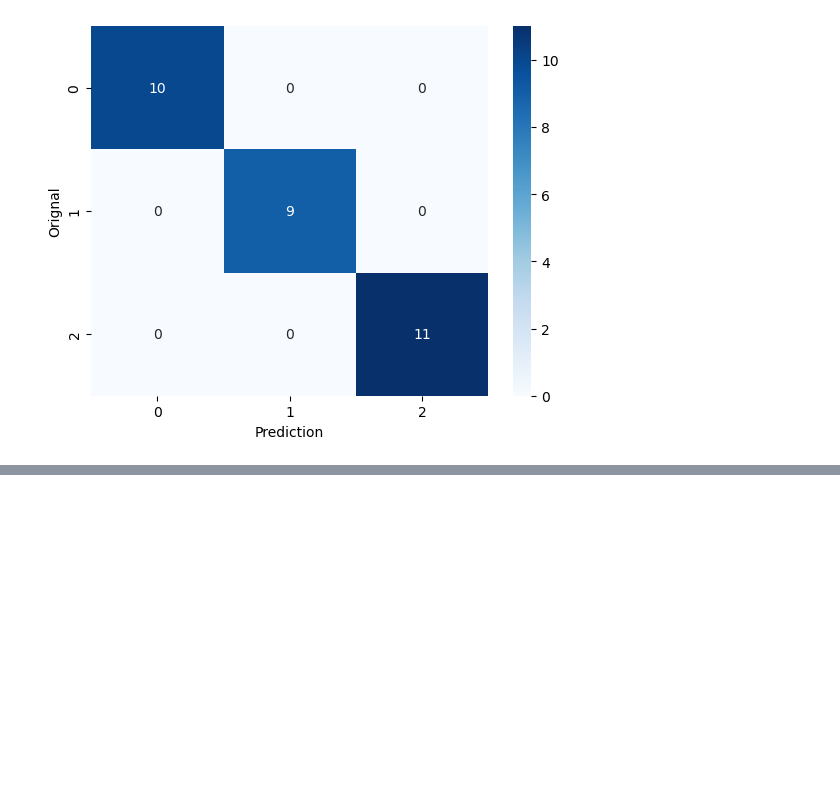
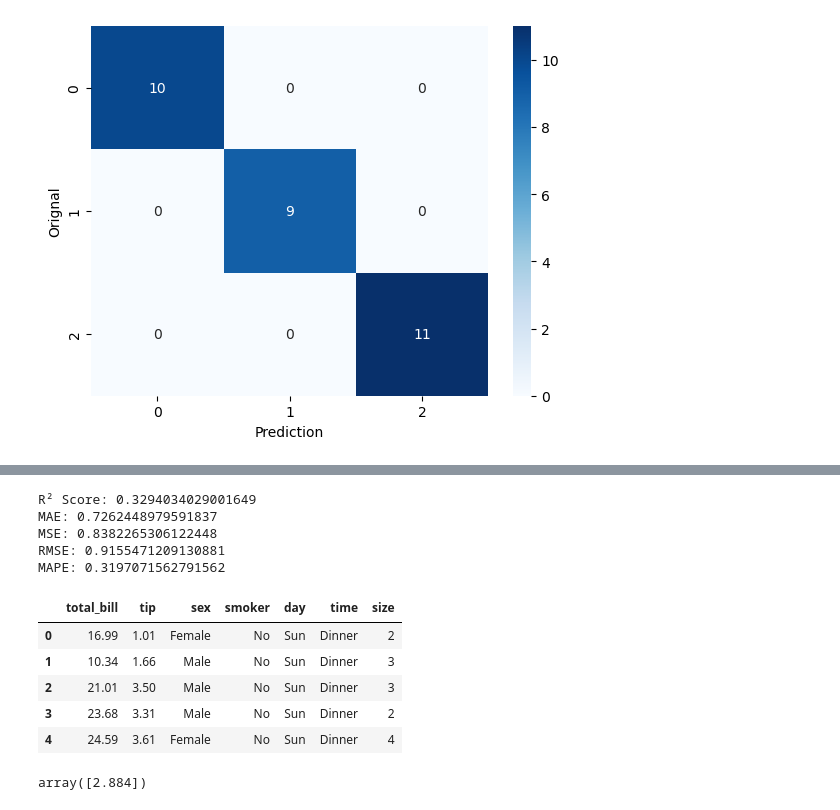
Before and after one commit to shahahmad-dev/machine_learnig, a Jupyter notebook: 13_KNN.ipynb, the cells around one changed output, grey strips where cells are left out. Drawn from its saved outputs; the diff is of its cells as text; code cells hidden in the pictures; blank space fills up the shorter version.

Commit message:
predict a specific value

```diff
--- a/13_KNN.ipynb
+++ b/13_KNN.ipynb
@@ -223,0 +272,54 @@ Text(50.722222222222214, 0.5, 'Orignal')
+# %%
+from sklearn.metrics import (
+    mean_absolute_error,
+    mean_squared_error,
+    mean_absolute_percentage_error,
+    r2_score
+)
+import numpy as np
+
+# R2 Score
+r2 = r2_score(y_test, y_pred)
+print("R² Score:", r2)
+
+# MAE
+mae = mean_absolute_error(y_test, y_pred)
+print("MAE:", mae)
+
+# MSE
+mse = mean_squared_error(y_test, y_pred)
+print("MSE:", mse)
+
+# RMSE
+rmse = np.sqrt(mse)
+print("RMSE:", rmse)
+
+# MAPE
+mape = mean_absolute_percentage_error(y_test, y_pred)
+print("MAPE:", mape)
+
+# Adjusted R2
+n = X_test.shape[0]     # samples
+k = X_test.shape[1]     # features
+adjusted_r2 = 1 - (1 - r2) * ((n - 1) / (n - k - 1))
+print("Adjusted R²:", adjusted_r2)
+# %% [output]
+R² Score: 0.3294034029001649
+MAE: 0.7262448979591837
+MSE: 0.8382265306122448
+RMSE: 0.9155471209130881
+MAPE: 0.3197071562791562
+# %%
+df.head()
+# %% [output]
+|  | total_bill | tip | sex | smoker | day | time | size |
+| 0 | 16.99 | 1.01 | Female | No | Sun | Dinner | 2 |
+| 1 | 10.34 | 1.66 | Male | No | Sun | Dinner | 3 |
+| 2 | 21.01 | 3.50 | Male | No | Sun | Dinner | 3 |
+| 3 | 23.68 | 3.31 | Male | No | Sun | Dinner | 2 |
+| 4 | 24.59 | 3.61 | Female | No | Sun | Dinner | 4 |
+# %%
+# predict a specific value
+model.predict([[19.97, 1, 0, 1, 1, 2 ]])
+# %% [output]
+array([2.884])
```
Also changed, not shown: parts of 6 cells of this notebook.
